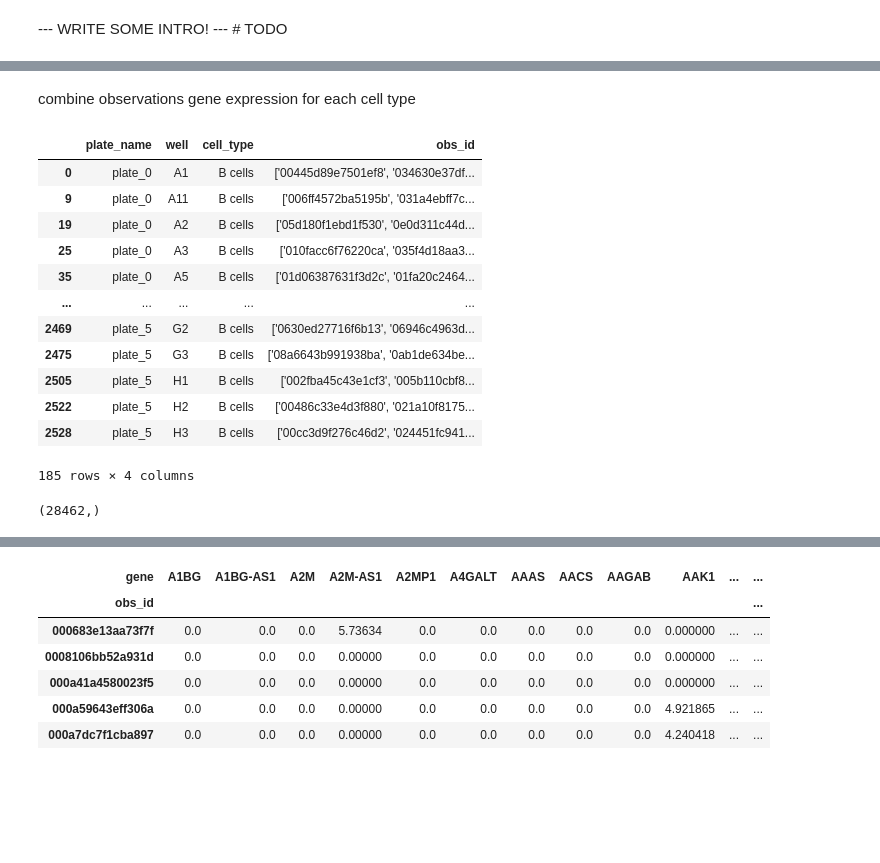
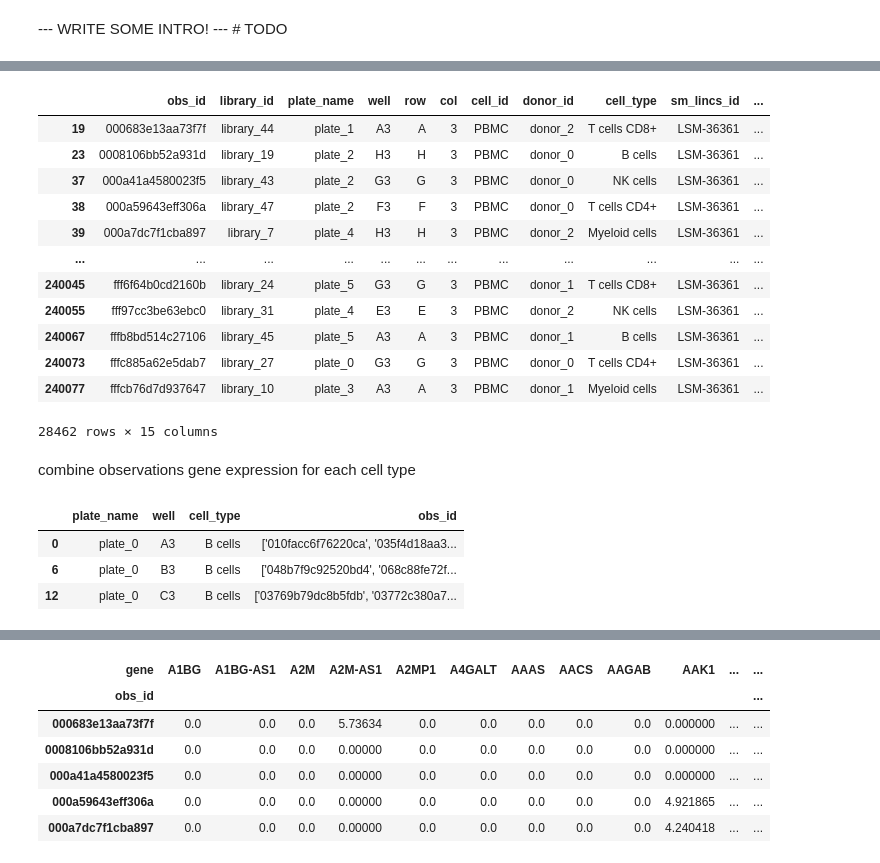
Before and after one commit to arazthexd/Kaggle_SCP, a Jupyter notebook: notebooks/1_preparation.ipynb, the cells around one changed output, grey strips where cells are left out. Drawn from its saved outputs; the diff is of its cells as text; code cells hidden in the pictures; blank space fills up the shorter version.

```diff
--- a/notebooks/1_preparation.ipynb
+++ b/notebooks/1_preparation.ipynb
@@ -55,0 +72,16 @@ for batch in adata_file.iter_batches(batch_size=batch_group_size):
+# %%
+adata_obs_meta[adata_obs_meta['col']==3]
+# %% [output]
+|  | obs_id | library_id | plate_name | well | row | col | cell_id | donor_id | cell_type | sm_lincs_id | ... |
+| 19 | 000683e13aa73f7f | library_44 | plate_1 | A3 | A | 3 | PBMC | donor_2 | T cells CD8+ | LSM-36361 | ... |
+| 23 | 0008106bb52a931d | library_19 | plate_2 | H3 | H | 3 | PBMC | donor_0 | B cells | LSM-36361 | ... |
+| 37 | 000a41a4580023f5 | library_43 | plate_2 | G3 | G | 3 | PBMC | donor_0 | NK cells | LSM-36361 | ... |
+| 38 | 000a59643eff306a | library_47 | plate_2 | F3 | F | 3 | PBMC | donor_0 | T cells CD4+ | LSM-36361 | ... |
+| 39 | 000a7dc7f1cba897 | library_7 | plate_4 | H3 | H | 3 | PBMC | donor_2 | Myeloid cells | LSM-36361 | ... |
+| ... | ... | ... | ... | ... | ... | ... | ... | ... | ... | ... | ... |
+| 240045 | fff6f64b0cd2160b | library_24 | plate_5 | G3 | G | 3 | PBMC | donor_1 | T cells CD8+ | LSM-36361 | ... |
+| 240055 | fff97cc3be63ebc0 | library_31 | plate_4 | E3 | E | 3 | PBMC | donor_2 | NK cells | LSM-36361 | ... |
+| 240067 | fffb8bd514c27106 | library_45 | plate_5 | A3 | A | 3 | PBMC | donor_1 | B cells | LSM-36361 | ... |
+| 240073 | fffc885a62e5dab7 | library_27 | plate_0 | G3 | G | 3 | PBMC | donor_0 | T cells CD4+ | LSM-36361 | ... |
+| 240077 | fffcb76d7d937647 | library_10 | plate_3 | A3 | A | 3 | PBMC | donor_1 | Myeloid cells | LSM-36361 | ... |
+28462 rows × 15 columns
@@ -64,24 +100 @@ T_cells = exp_groups[exp_groups["cell_type"]=="T cells CD4+"]
 T_regulatory_cells = exp_groups[exp_groups["cell_type"]=="T regulatory cells"]
-# %%
-def create_combined_obs_exp(groups, exp_data):
-    for row in groups["obs_id"]:
-        sample = exp_data[exp_data["obs_id"].isin(row)]
-        max_exp = sample.max()
-# %% [output]
-|  | plate_name | well | cell_type | obs_id |
-| 0 | plate_0 | A1 | B cells | ['00445d89e7501ef8', '034630e37df... |
-| 9 | plate_0 | A11 | B cells | ['006ff4572ba5195b', '031a4ebff7c... |
-| 19 | plate_0 | A2 | B cells | ['05d180f1ebd1f530', '0e0d311c44d... |
-| 25 | plate_0 | A3 | B cells | ['010facc6f76220ca', '035f4d18aa3... |
-| 35 | plate_0 | A5 | B cells | ['01d06387631f3d2c', '01fa20c2464... |
-| ... | ... | ... | ... | ... |
-| 2469 | plate_5 | G2 | B cells | ['0630ed27716f6b13', '06946c4963d... |
-| 2475 | plate_5 | G3 | B cells | ['08a6643b991938ba', '0ab1de634be... |
-| 2505 | plate_5 | H1 | B cells | ['002fba45c43e1cf3', '005b110cbf8... |
-| 2522 | plate_5 | H2 | B cells | ['00486c33e4d3f880', '021a10f8175... |
-| 2528 | plate_5 | H3 | B cells | ['00cc3d9f276c46d2', '024451fc941... |
-185 rows × 4 columns
-# %%
-target_adata_df["obs_id"].unique().shape
-# %% [output]
-(28462,)
@@ -89,0 +101,7 @@ target_data_df = target_adata_df.pivot_table("normalized_count", "obs_id", "gene
+# %%
+B_cells.head(3)
+# %% [output]
+|  | plate_name | well | cell_type | obs_id |
+| 0 | plate_0 | A3 | B cells | ['010facc6f76220ca', '035f4d18aa3... |
+| 6 | plate_0 | B3 | B cells | ['048b7f9c92520bd4', '068c88fe72f... |
+| 12 | plate_0 | C3 | B cells | ['03769b79dc8b5fdb', '03772c380a7... |
```
Also changed, not shown: parts of 16 cells of this notebook, 2 other files.
